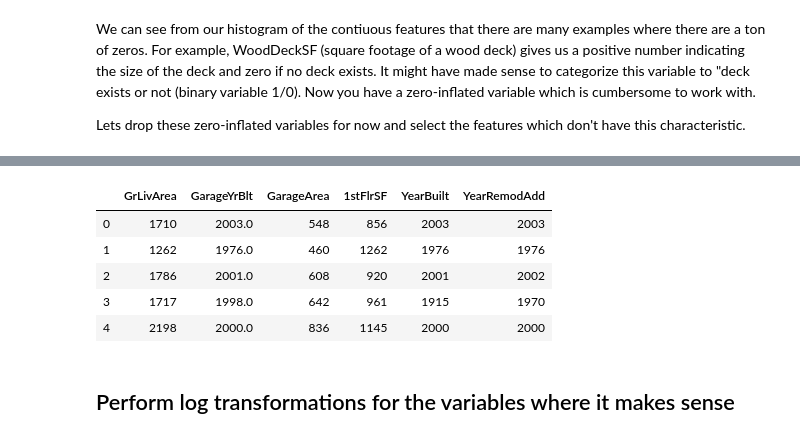
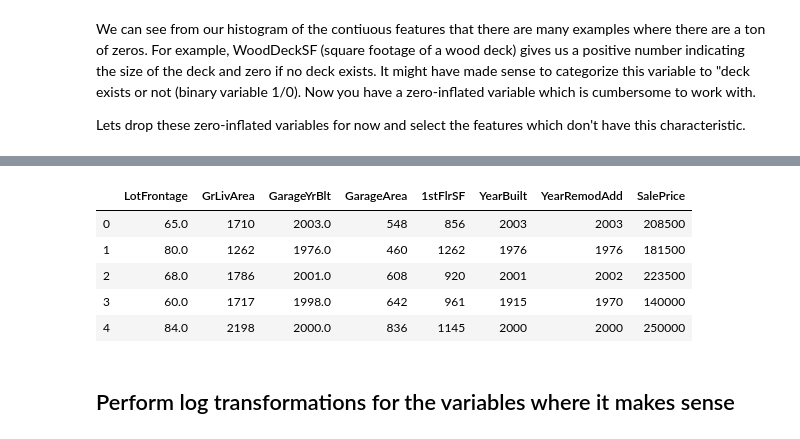
Before and after one commit to OsterMendel/dsc-feature-scaling-and-normalization-lab-nyc-ds-033020, a Jupyter notebook: index.ipynb, the cells around one changed output, grey strips where cells are left out. Drawn from its saved outputs; the diff is of its cells as text; code cells hidden in the pictures.

```diff
--- a/index.ipynb
+++ b/index.ipynb
@@ -77,22 +77,22 @@ contin
 # %%
 # Select non zero-inflated continuous features as ames_cont
 contin2 = ['LotFrontage',
              'GrLivArea',
              'GarageYrBlt',
              'GarageArea',
              '1stFlrSF',
              'YearBuilt',
              'YearRemodAdd',
              'SalePrice']
 ames_cont = ames[contin2]
-am
+ames_cont.head()
 # %% [output]
-|  | GrLivArea | GarageYrBlt | GarageArea | 1stFlrSF | YearBuilt | YearRemodAdd |
-| 0 | 1710 | 2003.0 | 548 | 856 | 2003 | 2003 |
-| 1 | 1262 | 1976.0 | 460 | 1262 | 1976 | 1976 |
-| 2 | 1786 | 2001.0 | 608 | 920 | 2001 | 2002 |
-| 3 | 1717 | 1998.0 | 642 | 961 | 1915 | 1970 |
-| 4 | 2198 | 2000.0 | 836 | 1145 | 2000 | 2000 |
+|  | LotFrontage | GrLivArea | GarageYrBlt | GarageArea | 1stFlrSF | YearBuilt | YearRemodAdd | SalePrice |
+| 0 | 65.0 | 1710 | 2003.0 | 548 | 856 | 2003 | 2003 | 208500 |
+| 1 | 80.0 | 1262 | 1976.0 | 460 | 1262 | 1976 | 1976 | 181500 |
+| 2 | 68.0 | 1786 | 2001.0 | 608 | 920 | 2001 | 2002 | 223500 |
+| 3 | 60.0 | 1717 | 1998.0 | 642 | 961 | 1915 | 1970 | 140000 |
+| 4 | 84.0 | 2198 | 2000.0 | 836 | 1145 | 2000 | 2000 | 250000 |
 # %%
 ['LotFrontage', 'LotArea', 'YearBuilt', '1stFlrSF', 'GrLivArea', 'SalePrice']
 # %% [markdown]
```
